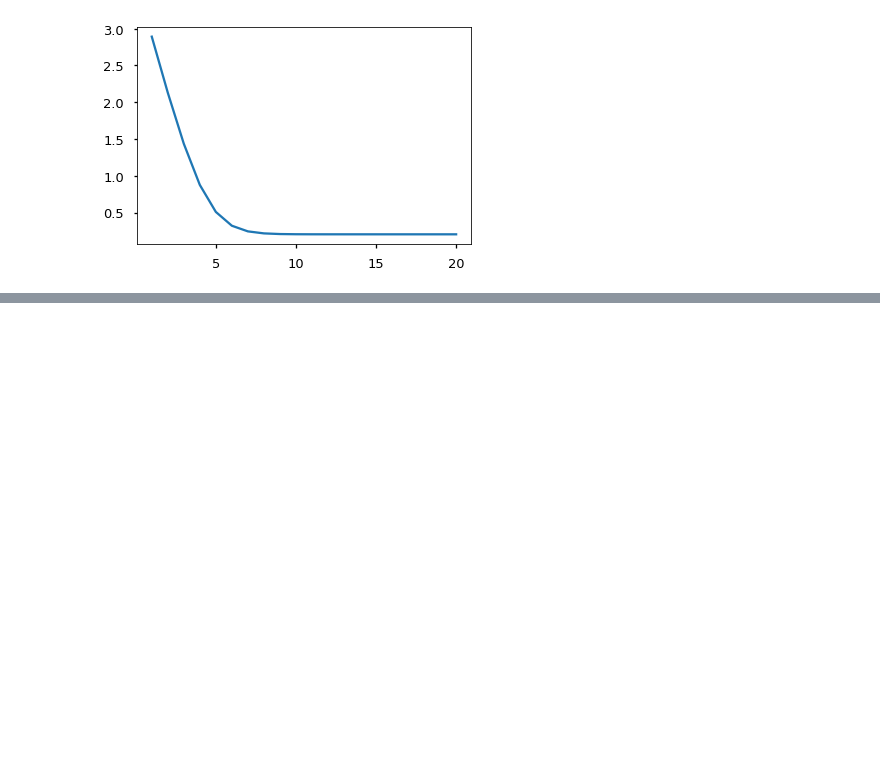
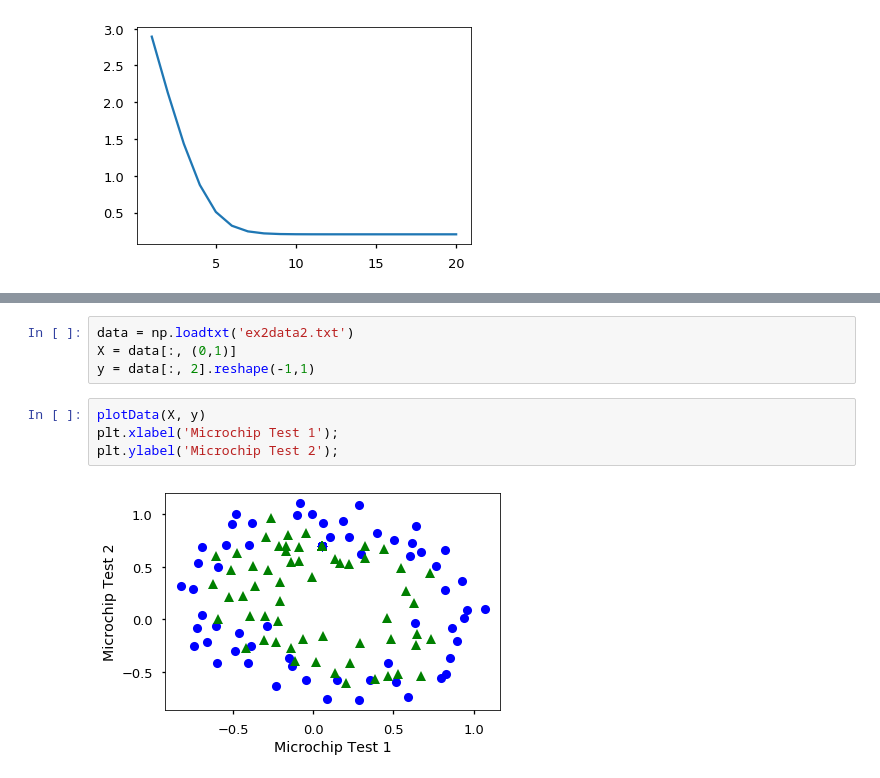
Before and after one commit to iamcuigang/ipy_sci, a Jupyter notebook: ML_AndrewNg/ex2.ipynb, the cells around one changed output, grey strips where cells are left out. Cells and saved outputs as stored; diff of their text form; blank space fills up the shorter version.

```diff
--- a/ML_AndrewNg/ex2.ipynb
+++ b/ML_AndrewNg/ex2.ipynb
@@ -138,0 +193,10 @@ print np.mean(correct)*100  ### 89.0 %
+# %%
+data = np.loadtxt('ex2data2.txt')
+X = data[:, (0,1)]
+y = data[:, 2].reshape(-1,1)
+# %%
+plotData(X, y)
+plt.xlabel('Microchip Test 1');
+plt.ylabel('Microchip Test 2');
+# %% [output]
+[figure, added]
```
Also changed, not shown: parts of 15 cells of this notebook, 5 other files.
